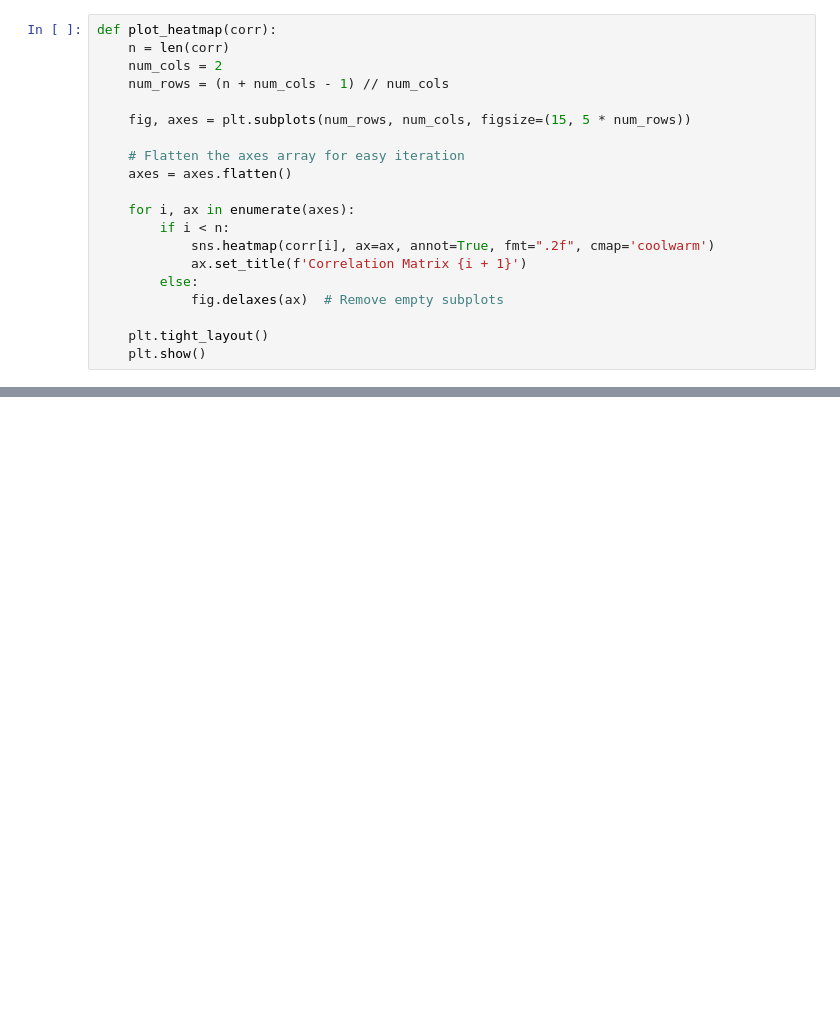
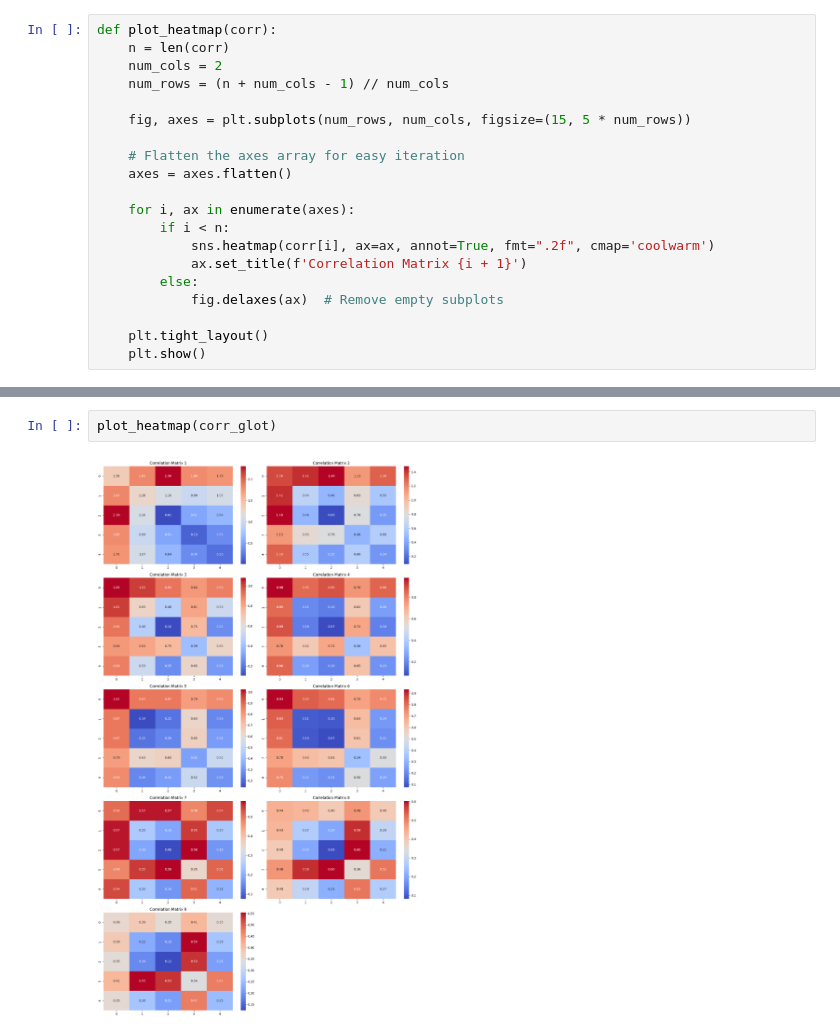
Before and after one commit to SRI2024-Voice-Biometric/Feature-Extraction, a Jupyter notebook: parameterised-method-analysis-window-size.ipynb, the cells around one changed output, grey strips where cells are left out. Saved outputs shown, nothing was run; the diff lists cells and outputs as text; blank space fills up the shorter version.

```diff
--- a/parameterised-method-analysis-window-size.ipynb
+++ b/parameterised-method-analysis-window-size.ipynb
@@ -198,0 +221,4 @@ plot_heatmap(corr_glot)
+# %%
+plot_heatmap(corr_glot)
+# %% [output]
+[figure, added]
```
Also changed, not shown: parts of 7 cells of this notebook.
